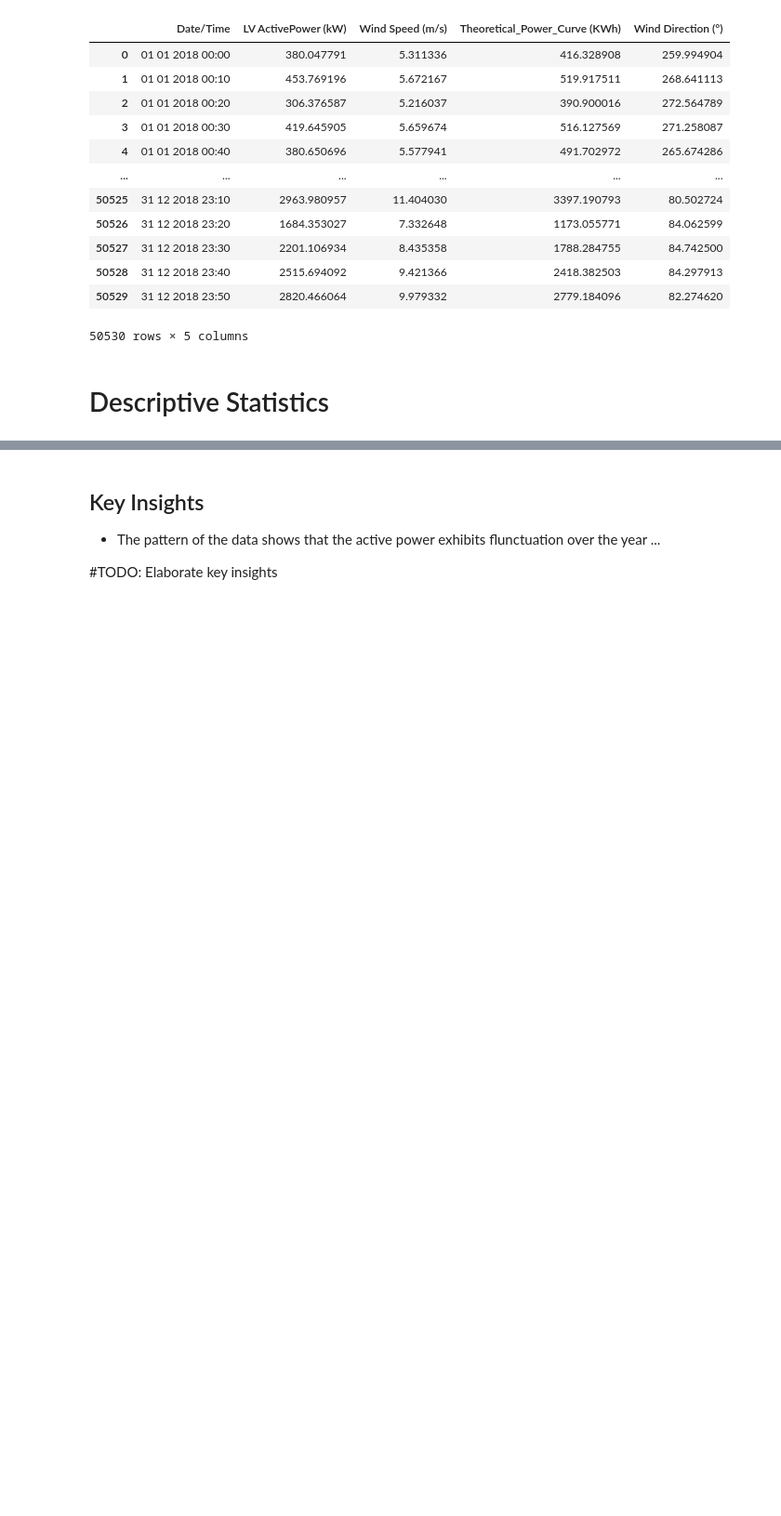
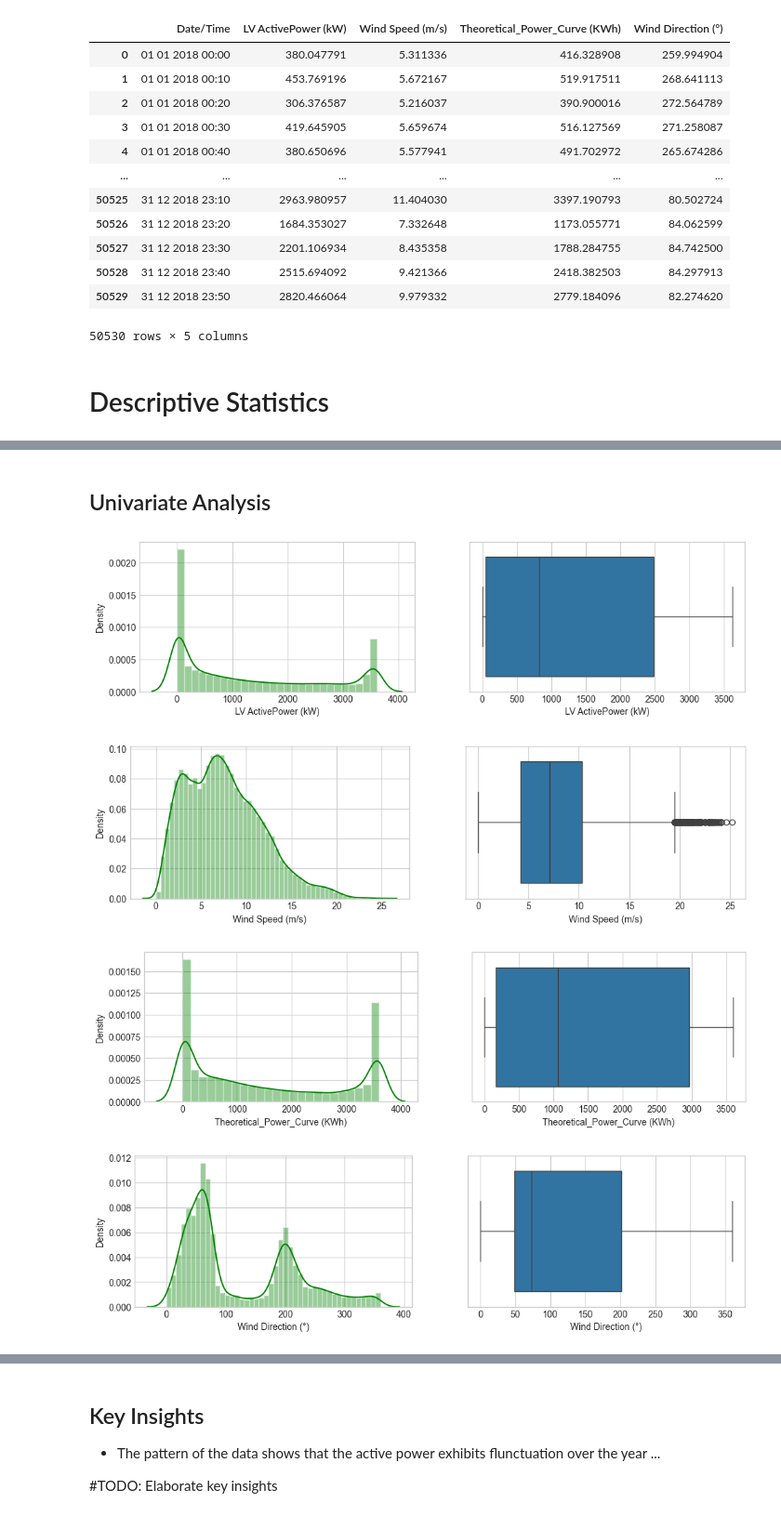
Before and after one commit to JotaN98/MScDataScience_AI, a Jupyter notebook: Final Project/final_project.ipynb, the cells around one changed output, grey strips where cells are left out. Shown at 93% size. Cells and saved outputs as stored; diff of their text form; code cells hidden in the pictures; blank space fills up the shorter version.

```diff
--- a/Final Project/final_project.ipynb
+++ b/Final Project/final_project.ipynb
@@ -68,0 +145,11 @@ df.describe()
+# %%
+#Extracting hour
+df['Hour']=df['Date/Time'].dt.hour
+# %%
+#Extracting minutes
+df['Minute']=df['Date/Time'].dt.minute
+# %%
+#Feature extraction completed: dropping date time column
+df.drop(columns=['Date/Time'], inplace=True)
+#Checking for missing values
+df.isna().sum()
@@ -68,0 +179,17 @@ df.describe()
+# %%
+# Numerical and Date Columns
+date_col = ['Month','Season','night_or_day','Day','Hour', 'Minute']
+num_col = ['LV ActivePower (kW)', 'Wind Speed (m/s)', 'Theoretical_Power_Curve (KWh)', 'Wind Direction (°)']
+# %% [markdown]
+## Univariate Analysis
+# %%
+for col in num_col:
+    fig, ax = plt.subplots(1, 2, figsize=(12, 3))
+    sns.distplot(df[col], ax=ax[0] ,color='green')
+    sns.boxplot(x=df[col], ax=ax[1])
+    plt.show()
+# %% [output]
+[figure, added]
+[figure, added]
+[figure, added]
+[figure, added]
```
Also changed, not shown: parts of 45 cells of this notebook.
